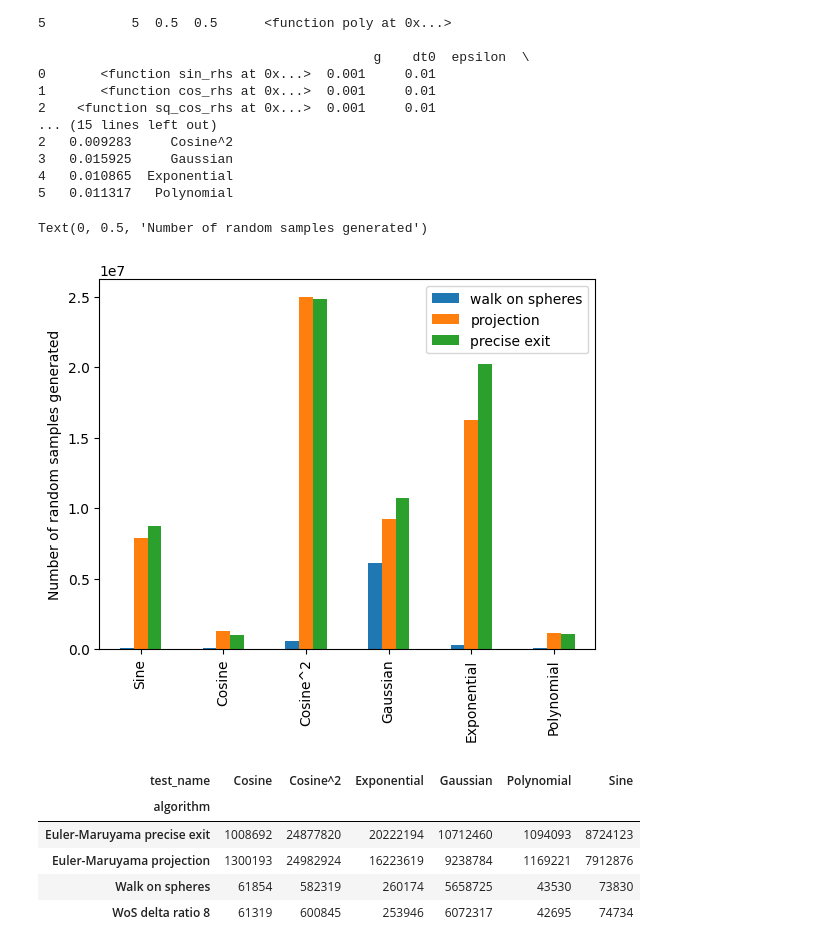
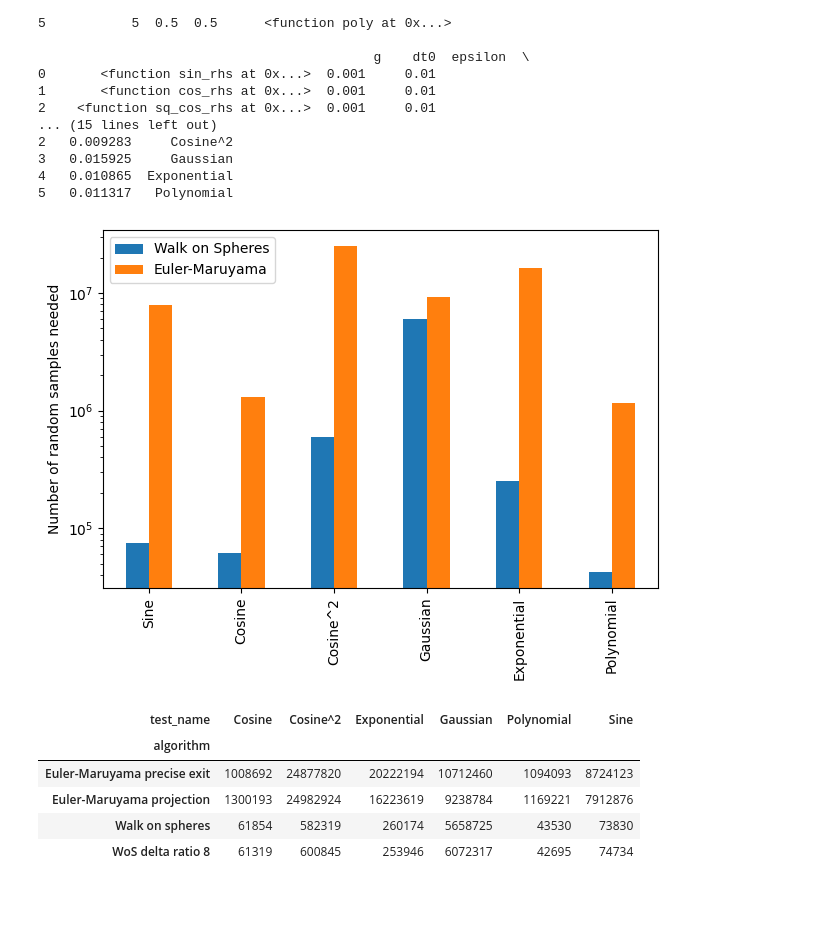
Before and after one commit to casparschucan/feynman-kac-python, a Jupyter notebook: src/experiments.ipynb, the cells around one changed output. Drawn from its saved outputs; the diff is of its cells as text; code cells hidden in the pictures; blank space fills up the shorter version.

```diff
--- a/src/experiments.ipynb
+++ b/src/experiments.ipynb
@@ -451,10 +449,10 @@ sample_radius_transform(.5)
 # %%
 import pandas as pd
 
-benchmark_projection_results = pd.read_csv("projection_data.csv")
-benchmark_precise_exit_results = pd.read_csv("precise_exit_data.csv")
-benchmark_wos = pd.read_csv("wos_dt_ratio16.csv")
-benchmark_wos_8 = pd.read_csv("wos_dt_ratio_8.csv")
+benchmark_projection_results = pd.read_csv("../data/projection_data.csv")
+benchmark_precise_exit_results = pd.read_csv("../data/precise_exit_data.csv")
+benchmark_wos = pd.read_csv("../data/wos_dt_ratio16.csv")
+benchmark_wos_8 = pd.read_csv("../data/wos_dt_ratio_8.csv")
 print(benchmark_wos)
 # %% [output]
    Unnamed: 0    x    y                                      f  \
@@ -488,37 +486,39 @@ projection_function_results = benchmark_projection_results
 precise_exit_function_results = benchmark_precise_exit_results
 #precise_exit_function_results = benchmark_precise_exit_results[benchmark_precise_exit_results['x'] == 0.5]
 #precise_exit_function_results = precise_exit_function_results[precise_exit_function_results['dt0'] == 0.01]
 #precise_exit_function_results = precise_exit_function_results[precise_exit_function_results['epsilon'] == 0.01]
 test_functions = {"Sine": sin,
                   "Cosine": cos,
                   "Cosine^2": sq_cos,
                   "Gaussian": gaussian,
                   "Exponential": exp,
                   "Polynomial": poly}
 
 #projection_workload = [projection_function_results[projection_function_results['f'] == func]['avg_computational_cost'].values[0] for func in test_functions.values()]
 projection_workload = [7912876.00, 1300192.75, 24982924.00, 9238783.85, 16223618.80, 1169221.05]
 #print(projection_workload)
 
 #precise_workload = [precise_exit_function_results[precise_exit_function_results['f'] == func]['avg_computational_cost'].values[0] for func in test_functions.values()]
 precise_workload = [8724123.25, 1008691.90, 24877819.65, 10712459.65, 20222193.55, 1094093.45]
 wos_workload = benchmark_wos_8['avg_computational_cost'].values
-df = pd.DataFrame({"walk on spheres": wos_workload, "projection": projection_workload, "precise exit": precise_workload}, index=test_functions.keys())
+df = pd.DataFrame({"Walk on Spheres": wos_workload, "Euler-Maruyama": projection_workload}, index=test_functions.keys())
 df.plot.bar()
-plt.ylabel("Number of random samples generated")
+plt.ylabel("Number of random samples needed")
+plt.yscale('log')
+plt.tight_layout()
+plt.savefig("../plots/WoS_vs_Euler-Maruyama.pdf")
 #plt.savefig("projection_vs_precise_exit.png")
 # Create boxplot of execution precise_workload
 # boxplot2 = plt.bar(
     # list(test_functions.keys()),
     # precise_workload
 # )
 
 # plt.title('Workload Comparison (N rng samples) for Different Test Functions with epsilon=.01')
 # plt.ylabel('Execution Time (seconds)')
 # plt.grid(axis='y', linestyle='--', alpha=0.7)
 # %% [output]
-Text(0, 0.5, 'Number of random samples generated')
-[figure, old version]
+[figure, new version]
 # %%
 benchmark_projection_results['algorithm'] = "Euler-Maruyama projection"
 benchmark_precise_exit_results['algorithm'] = "Euler-Maruyama precise exit"
```
Also changed, not shown: parts of 3 cells of this notebook, 2 other files.
